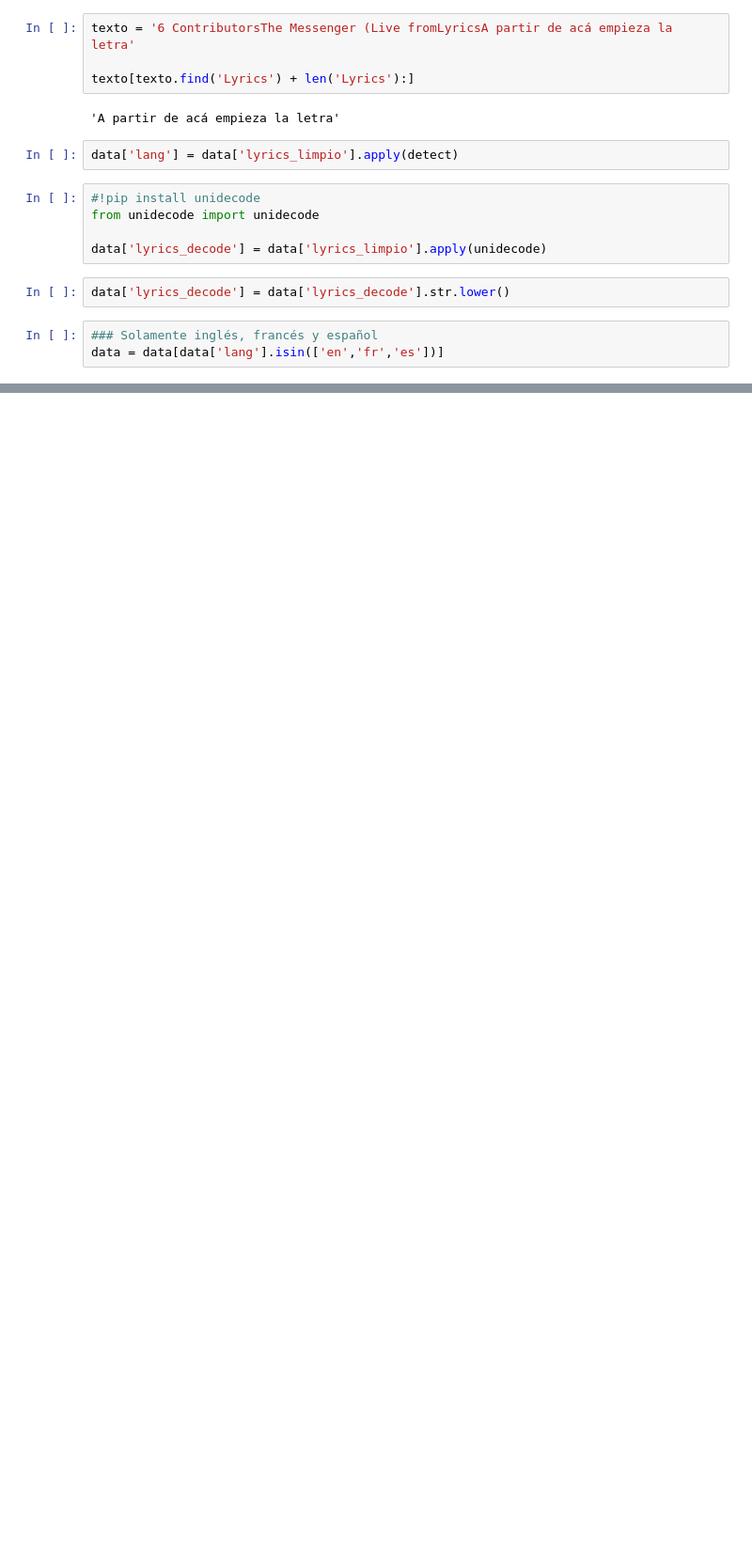
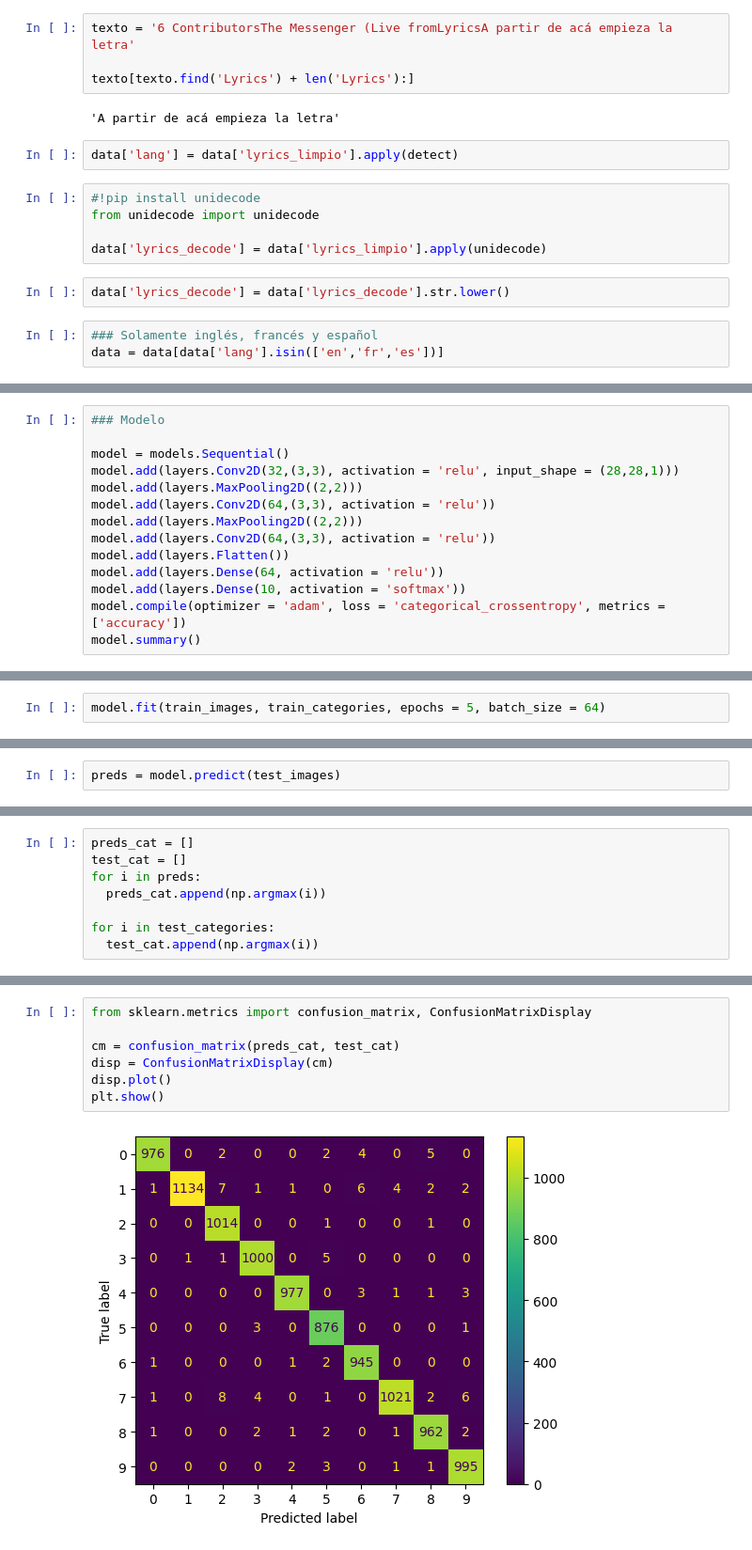
Before and after one commit to DaAnMaGi/Estudios_Henry, a Jupyter notebook: M6/Clase 08/CR08.ipynb, the cells around one changed output, grey strips where cells are left out. Shown at 94% size. Drawn from its saved outputs; the diff is of its cells as text; blank space fills up the shorter version.

```diff
--- a/M6/Clase 08/CR08.ipynb
+++ b/M6/Clase 08/CR08.ipynb
@@ -68,0 +190,14 @@ Requirement already satisfied: tqdm in /usr/local/lib/python3.10/dist-packages (
+# %%
+### Modelo
+
+model = models.Sequential()
+model.add(layers.Conv2D(32,(3,3), activation = 'relu', input_shape = (28,28,1)))
+model.add(layers.MaxPooling2D((2,2)))
+model.add(layers.Conv2D(64,(3,3), activation = 'relu'))
+model.add(layers.MaxPooling2D((2,2)))
+model.add(layers.Conv2D(64,(3,3), activation = 'relu'))
+model.add(layers.Flatten())
+model.add(layers.Dense(64, activation = 'relu'))
+model.add(layers.Dense(10, activation = 'softmax'))
+model.compile(optimizer = 'adam', loss = 'categorical_crossentropy', metrics = ['accuracy'])
+model.summary()
@@ -68,0 +222,2 @@ Requirement already satisfied: tqdm in /usr/local/lib/python3.10/dist-packages (
+# %%
+model.fit(train_images, train_categories, epochs = 5, batch_size = 64)
@@ -68,0 +236,2 @@ Requirement already satisfied: tqdm in /usr/local/lib/python3.10/dist-packages (
+# %%
+preds = model.predict(test_images)
@@ -68,0 +240,8 @@ Requirement already satisfied: tqdm in /usr/local/lib/python3.10/dist-packages (
+# %%
+preds_cat = []
+test_cat = []
+for i in preds:
+  preds_cat.append(np.argmax(i))
+
+for i in test_categories:
+  test_cat.append(np.argmax(i))
@@ -68,0 +262,9 @@ Requirement already satisfied: tqdm in /usr/local/lib/python3.10/dist-packages (
+# %%
+from sklearn.metrics import confusion_matrix, ConfusionMatrixDisplay
+
+cm = confusion_matrix(preds_cat, test_cat)
+disp = ConfusionMatrixDisplay(cm)
+disp.plot()
+plt.show()
+# %% [output]
+[figure, added]
```
Also changed, not shown: parts of 18 cells of this notebook.
